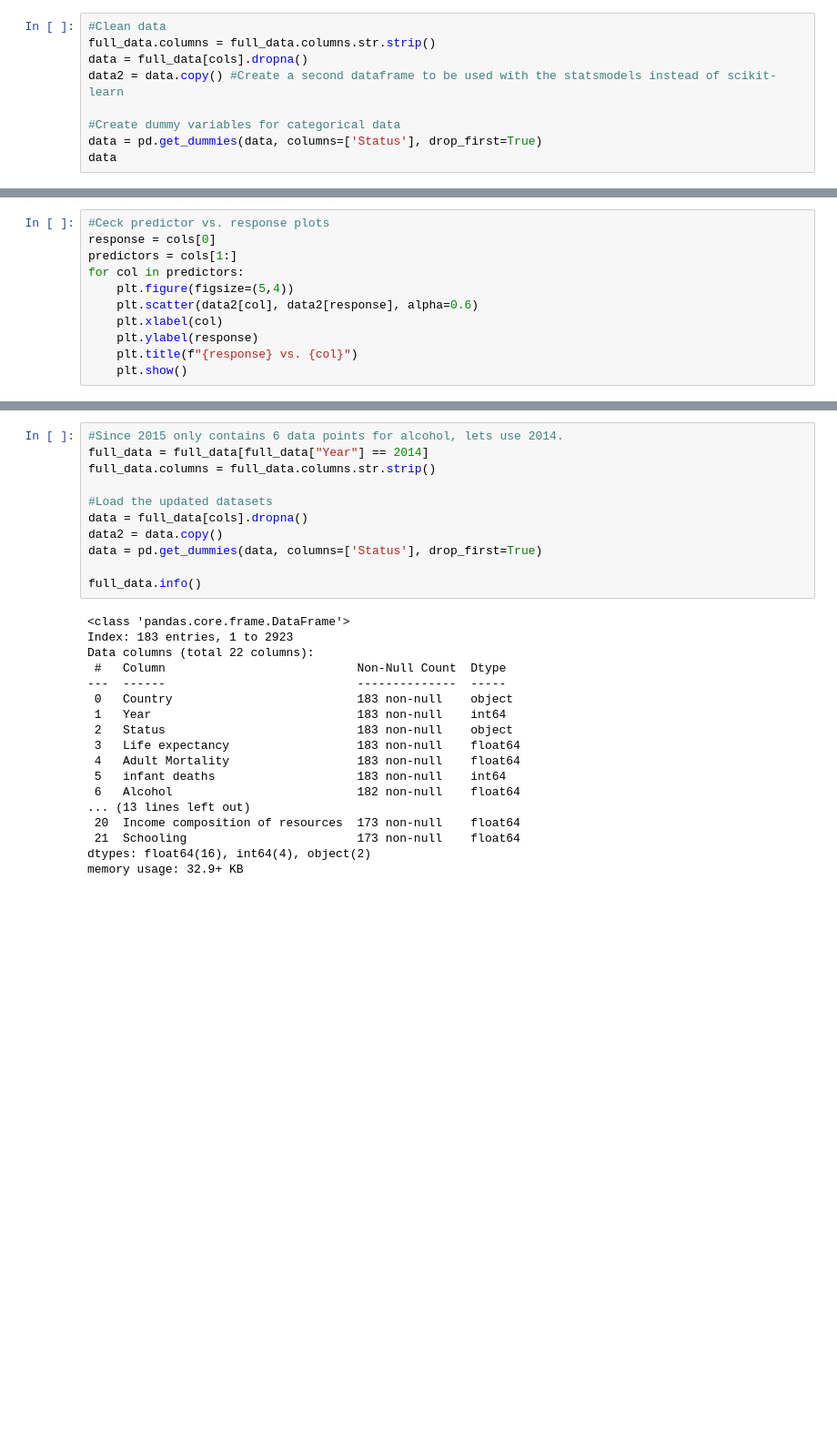
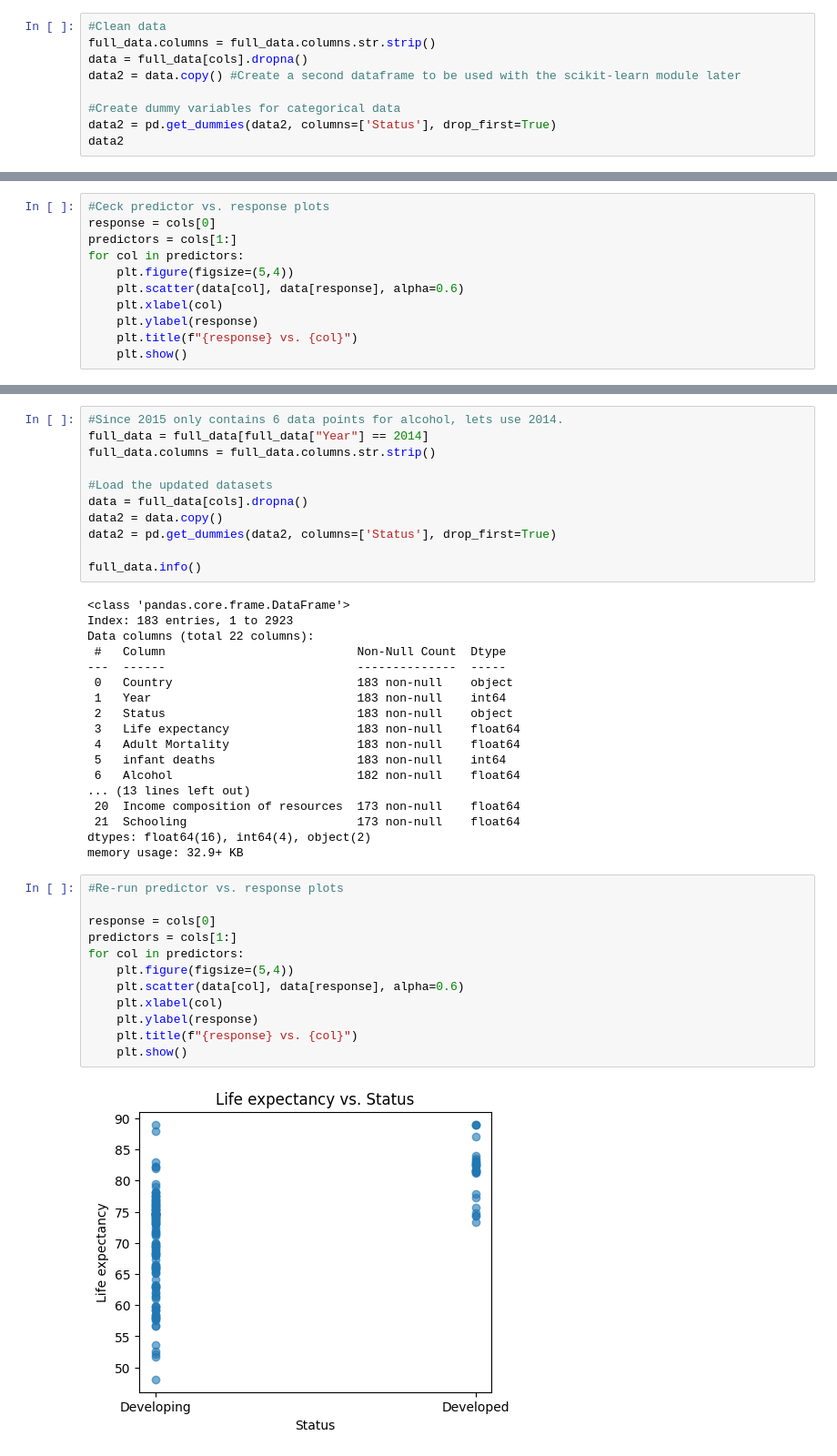
Before and after one commit to Nolan6Jensen/life-expectancy-modeling, a Jupyter notebook: analysis1.ipynb, the cells around one changed output, grey strips where cells are left out. Shown at 91% size. Cells and saved outputs as stored; diff of their text form; blank space fills up the shorter version.

Commit message:
Created and updated linear model based on some predictor adjustments

```diff
--- a/analysis1.ipynb
+++ b/analysis1.ipynb
@@ -31,11 +31,11 @@ memory usage: 505.1+ KB
 #Clean data
 full_data.columns = full_data.columns.str.strip()
 data = full_data[cols].dropna()
-data2 = data.copy() #Create a second dataframe to be used with the statsmodels instead of scikit-learn
+data2 = data.copy() #Create a second dataframe to be used with the scikit-learn module later
 
 #Create dummy variables for categorical data
-data = pd.get_dummies(data, columns=['Status'], drop_first=True)
-data
+data2 = pd.get_dummies(data2, columns=['Status'], drop_first=True)
+data2
 # %% [output]
 |  | Life expectancy | Alcohol | GDP | BMI | Schooling | Status_Developing |
 | 0 | 65.0 | 0.01 | 584.259210 | 19.1 | 10.1 | True |
@@ -56,7 +56,7 @@ response = cols[0]
 predictors = cols[1:]
 for col in predictors:
     plt.figure(figsize=(5,4))
-    plt.scatter(data2[col], data2[response], alpha=0.6)
+    plt.scatter(data[col], data[response], alpha=0.6)
     plt.xlabel(col)
     plt.ylabel(response)
     plt.title(f"{response} vs. {col}")
@@ -123,7 +123,7 @@ full_data.columns = full_data.columns.str.strip()
 #Load the updated datasets
 data = full_data[cols].dropna()
 data2 = data.copy()
-data = pd.get_dummies(data, columns=['Status'], drop_first=True)
+data2 = pd.get_dummies(data2, columns=['Status'], drop_first=True)
 
 full_data.info()
 # %% [output]
@@ -144,3 +144,17 @@ Data columns (total 22 columns):
  21  Schooling                        173 non-null    float64
 dtypes: float64(16), int64(4), object(2)
 memory usage: 32.9+ KB
+# %%
+#Re-run predictor vs. response plots
+
+response = cols[0]
+predictors = cols[1:]
+for col in predictors:
+    plt.figure(figsize=(5,4))
+    plt.scatter(data[col], data[response], alpha=0.6)
+    plt.xlabel(col)
+    plt.ylabel(response)
+    plt.title(f"{response} vs. {col}")
+    plt.show()
+# %% [output]
+[figure, added]
```
Also changed, not shown: parts of 7 cells of this notebook.
